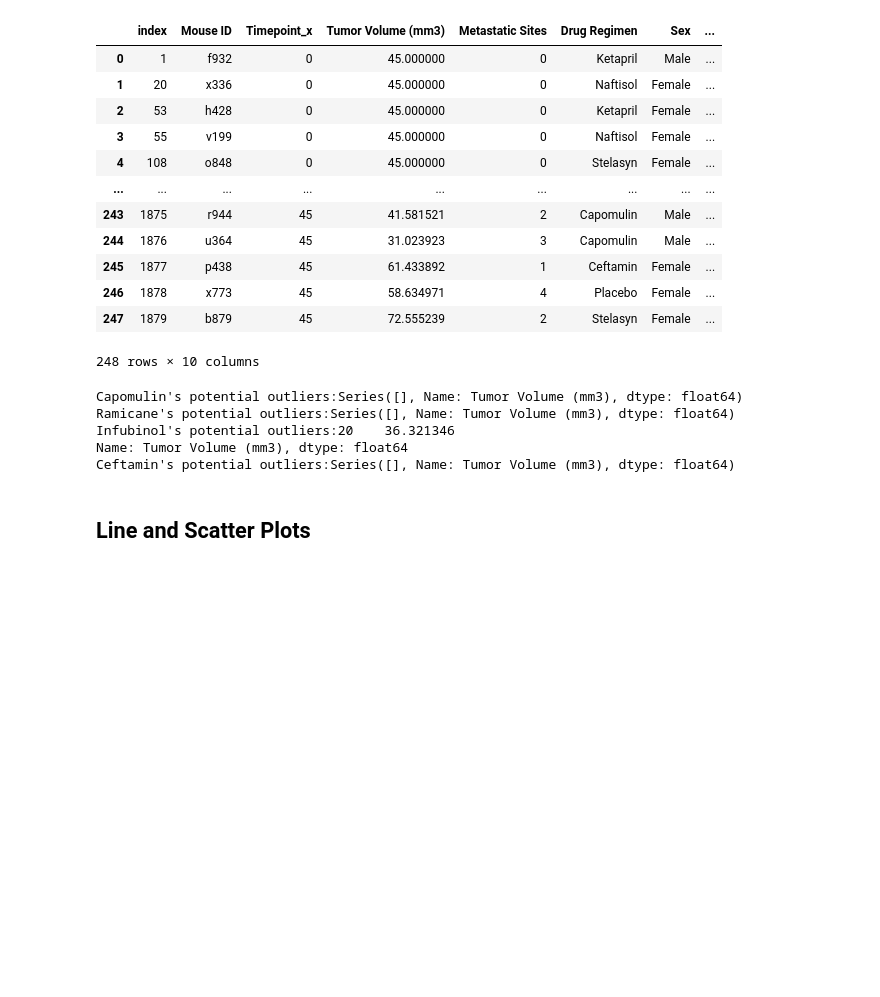
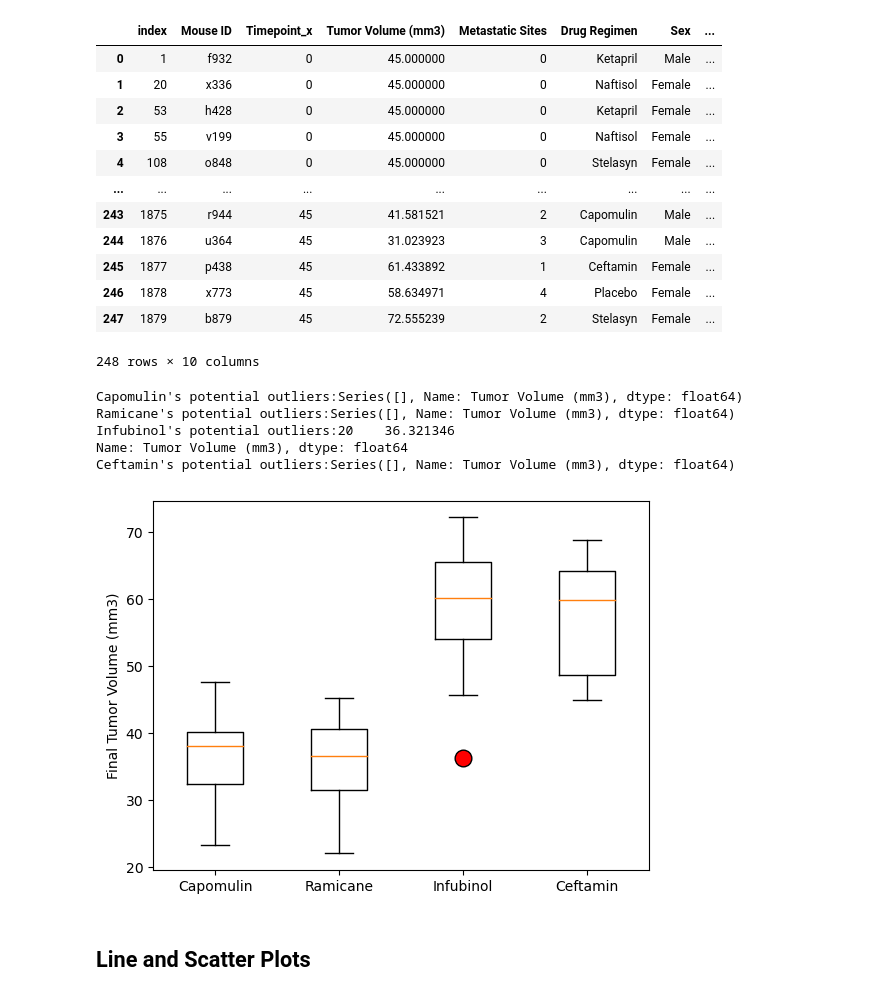
Before and after one commit to TrailrunnerDLH/Pymaceuticals-Challenge, a Jupyter notebook: Pymaceuticals/pymaceuticals_mod5.ipynb, the cells around one changed output. Cells and saved outputs as stored; diff of their text form; code cells hidden in the pictures; blank space fills up the shorter version.

```diff
--- a/Pymaceuticals/pymaceuticals_mod5.ipynb
+++ b/Pymaceuticals/pymaceuticals_mod5.ipynb
@@ -255,6 +255,13 @@ Name: Tumor Volume (mm3), dtype: float64
 Ceftamin's potential outliers:Series([], Name: Tumor Volume (mm3), dtype: float64)
 # %%
 # Generate a box plot that shows the distribution of the tumor volume for each treatment group.
+fig1, ax1 = plt.subplots()
+ax1.boxplot(tumor_vol_data_list,flierprops = dict(marker = "o", markerfacecolor = "red", markersize=12))
+ax1.set_ylabel("Final Tumor Volume (mm3)")
+plt.xticks([1,2,3,4],treatments_list)
+plt.show()
+# %% [output]
+[figure, added]
 # %% [markdown]
 ## Line and Scatter Plots
 # %%
```
Also changed, not shown: parts of 5 cells of this notebook.
